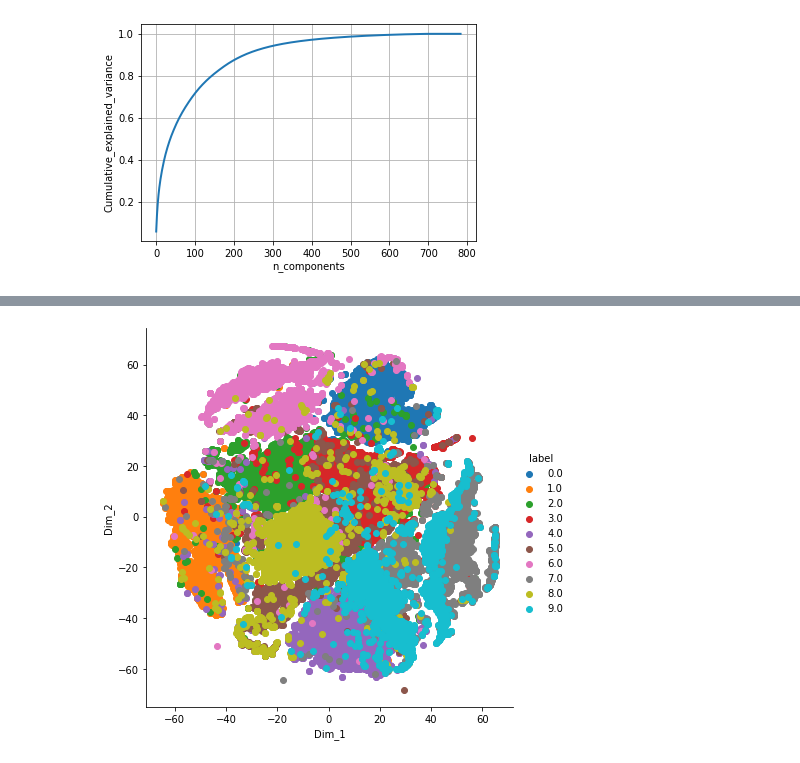
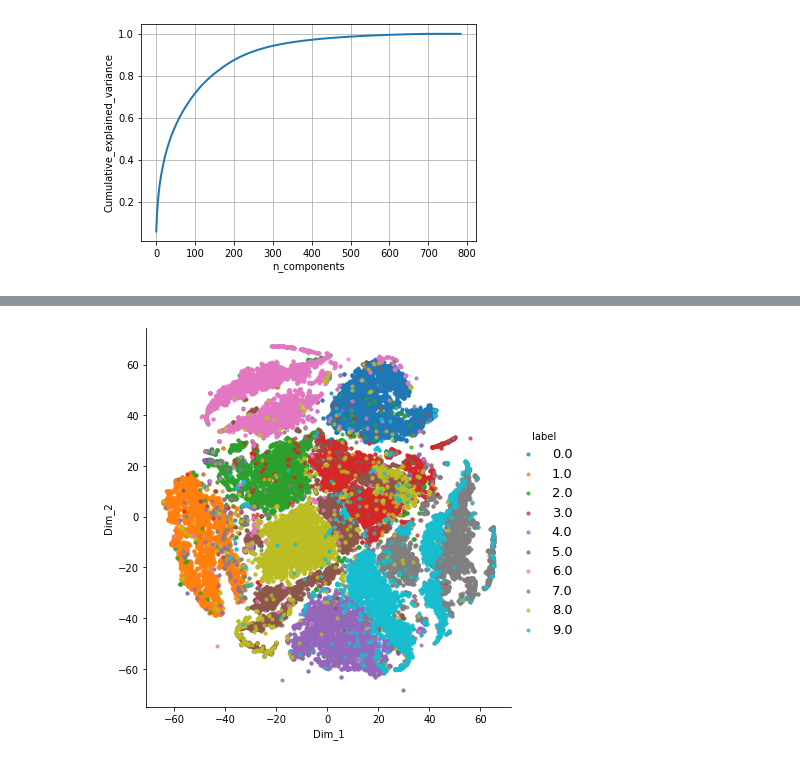
Before and after one commit to dollymoulekhi/Dimensionality-Reduction-by-using-PCA-and-T-SNE, a Jupyter notebook: MNIST data dimensionality reduction and visualization.ipynb, the cells around one changed output, grey strips where cells are left out. Cells and saved outputs as stored; diff of their text form; code cells hidden in the pictures.

```diff
--- a/MNIST data dimensionality reduction and visualization.ipynb
+++ b/MNIST data dimensionality reduction and visualization.ipynb
@@ -133,6 +155,7 @@ print (" resultant new data points' shape ", vector.shape, "X", sample_data.T.sh
 # %%
 import pandas as pd
 
+labels = l
 # appending label to the 2d projected data
 new_coordinates = np.vstack((new_coordinates, labels)).T
 
@@ -256,29 +250,28 @@ plt.show()
 # %%
 # TSNE
 
 from sklearn.manifold import TSNE
 
-# Picking the top 1000 points as TSNE takes a lot of time for 15K points
 data_1000 = standardized_data
 labels_1000 = labels
 
 model = TSNE(n_components=2, random_state=0)
 # configuring the parameteres
 # the number of components = 2
 # default perplexity = 30
 # default learning rate = 200
 # default Maximum number of iterations for the optimization = 1000
 
 tsne_data = model.fit_transform(data_1000)
 
 
 # creating a new data frame which help us in ploting the result data
 tsne_data = np.vstack((tsne_data.T, labels_1000)).T
 tsne_df = pd.DataFrame(data=tsne_data, columns=("Dim_1", "Dim_2", "label"))
 
 # Ploting the result of tsne
-sn.FacetGrid(tsne_df, hue="label", size=6).map(plt.scatter, 'Dim_1', 'Dim_2').add_legend()
+sn.FacetGrid(tsne_df, hue="label", size=6).map(plt.scatter, 'Dim_1', 'Dim_2',s=10,alpha=0.7).add_legend(fontsize=20,prop={'size': 13})
 plt.show()
 # %% [output]
-[figure, old version]
+[figure, new version]
 # %%
```
Also changed, not shown: parts of 21 cells of this notebook.
